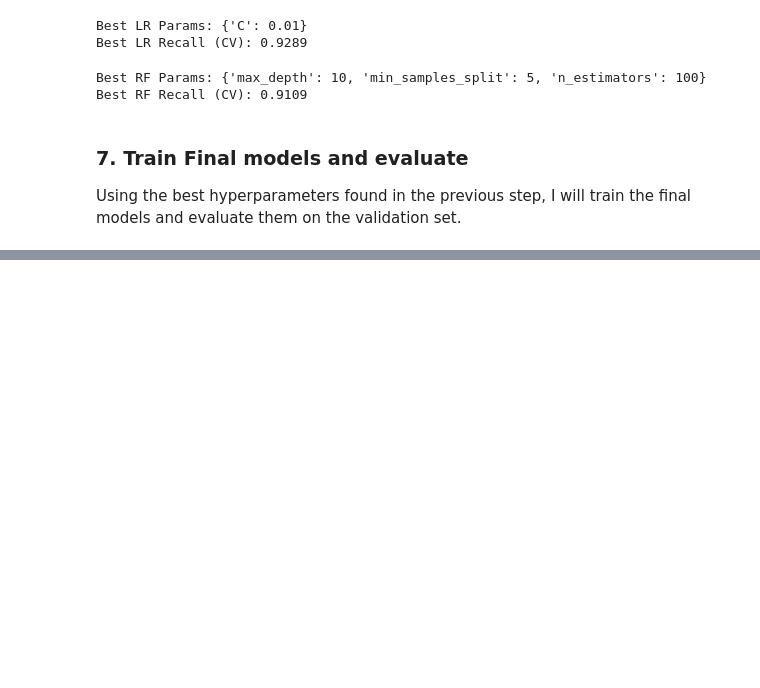
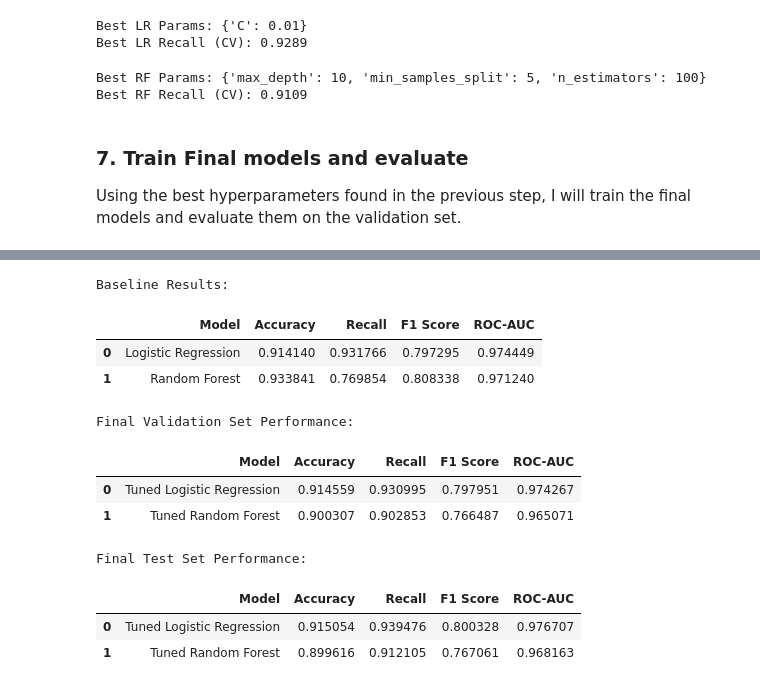
Before and after one commit to DanielMelo46/Machine_Learning-_Term_Project, a Jupyter notebook: Term Project/training2_part_A.ipynb, the cells around one changed output, grey strips where cells are left out. Cells and saved outputs as stored; diff of their text form; code cells hidden in the pictures; blank space fills up the shorter version.

```diff
--- a/Term Project/training2_part_A.ipynb
+++ b/Term Project/training2_part_A.ipynb
@@ -254 +287,29 @@ display(final_df)
+# %%
+# Baseline results for comparision
+baseline_results_df = pd.DataFrame(baseline_results)
+print("\nBaseline Results:")
+display(baseline_results_df)
+
+# Display Validation Results Table
+validation_df = pd.DataFrame(validation_results)
+print("\nFinal Validation Set Performance:")
+display(validation_df)
+
+# Display Results Table
+final_df = pd.DataFrame(test_results)
+print("\nFinal Test Set Performance:")
+display(final_df)
+# %% [output]
+Baseline Results:
+|  | Model | Accuracy | Recall | F1 Score | ROC-AUC |
+| 0 | Logistic Regression | 0.914140 | 0.931766 | 0.797295 | 0.974449 |
+| 1 | Random Forest | 0.933841 | 0.769854 | 0.808338 | 0.971240 |
+Final Validation Set Performance:
+|  | Model | Accuracy | Recall | F1 Score | ROC-AUC |
+| 0 | Tuned Logistic Regression | 0.914559 | 0.930995 | 0.797951 | 0.974267 |
+| 1 | Tuned Random Forest | 0.900307 | 0.902853 | 0.766487 | 0.965071 |
+Final Test Set Performance:
+|  | Model | Accuracy | Recall | F1 Score | ROC-AUC |
+| 0 | Tuned Logistic Regression | 0.915054 | 0.939476 | 0.800328 | 0.976707 |
+| 1 | Tuned Random Forest | 0.899616 | 0.912105 | 0.767061 | 0.968163 |
 # %% [markdown]
```
Also changed, not shown: parts of 6 cells of this notebook.
